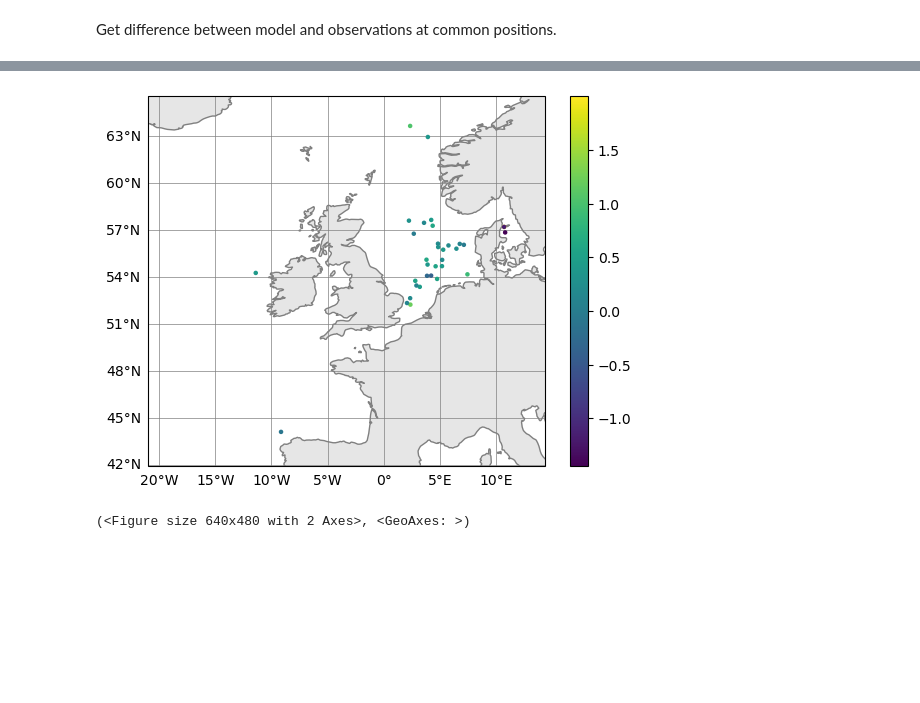
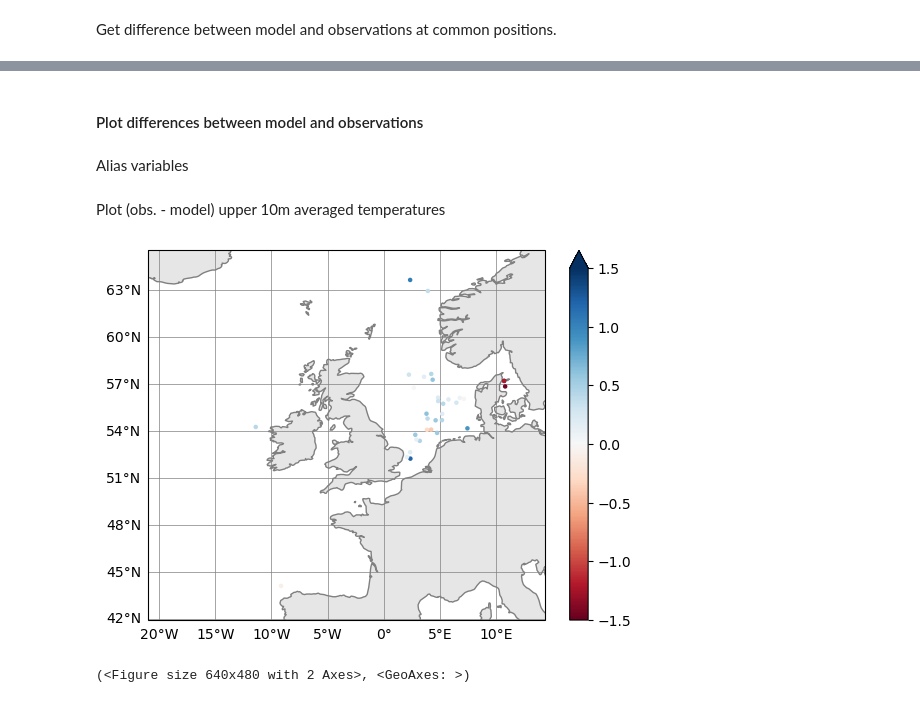
Before and after one commit to NOC-MSM/CLASS_workshop, a Jupyter notebook: Analysis/AMM/Notebooks/profile_exercise.ipynb, the cells around one changed output, grey strips where cells are left out. Saved outputs shown, nothing was run; the diff lists cells and outputs as text; code cells hidden in the pictures; blank space fills up the shorter version.

```diff
--- a/Analysis/AMM/Notebooks/profile_exercise.ipynb
+++ b/Analysis/AMM/Notebooks/profile_exercise.ipynb
@@ -204,5 +129,16 @@ Plot (obs. - model) upper 10m averaged temperatures
-# %%
-surface_errors.plot_map(var_str="diff_temperature")
-# %% [output]
-[figure, removed]
-(<Figure size 640x480 with 2 Axes>, <GeoAxes: >)
+# %% [markdown]
+#### Plot differences between model and observations
+# %% [markdown]
+Alias variables
+# %%
+c = surface_errors.dataset.diff_temperature
+longitude = surface_errors.dataset.longitude.values
+latitude = surface_errors.dataset.latitude.values
+# %% [markdown]
+Plot (obs. - model) upper 10m averaged temperatures
+# %%
+coast.plot_util.geo_scatter(longitude, latitude, c=c, s=5,
+                      scatter_kwargs=dict(vmin=-1.5, vmax=1.5, cmap=plt.cm.RdBu))
+# %% [output]
+[figure, added]
+(<Figure size 640x480 with 2 Axes>, <GeoAxes: >)
```
Also changed, not shown: parts of 6 cells of this notebook, 2 other files.
